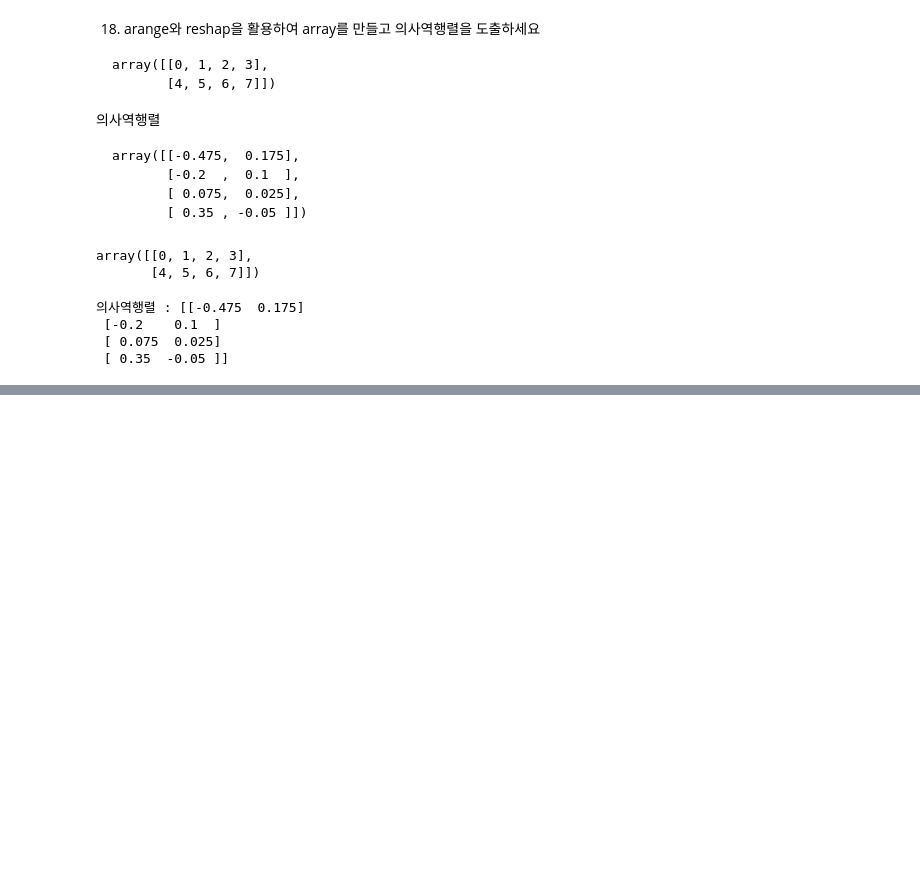
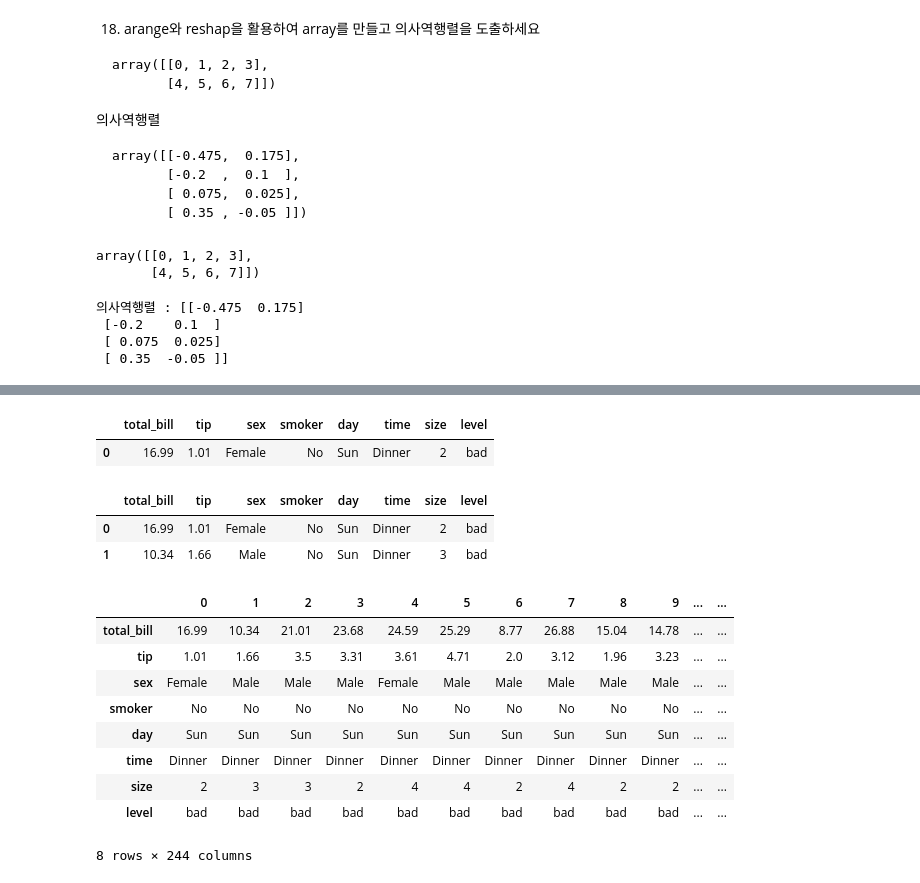
Before and after one commit to oh971021/python_study, a Jupyter notebook: lecture/8월 13일 Numpy/2장 넘파이 알아보기.ipynb, the cells around one changed output, grey strips where cells are left out. Drawn from its saved outputs; the diff is of its cells as text; code cells hidden in the pictures; blank space fills up the shorter version.

```diff
--- a/lecture/8월 13일 Numpy/2장 넘파이 알아보기.ipynb
+++ b/lecture/8월 13일 Numpy/2장 넘파이 알아보기.ipynb
@@ -2810,0 +3140,26 @@ print("의사역행렬 :",LA.pinv(g))
+# %%
+tips.iloc[:1]
+# %% [output]
+|  | total_bill | tip | sex | smoker | day | time | size | level |
+| 0 | 16.99 | 1.01 | Female | No | Sun | Dinner | 2 | bad |
+# %%
+tips.loc[:1]
+# %% [output]
+|  | total_bill | tip | sex | smoker | day | time | size | level |
+| 0 | 16.99 | 1.01 | Female | No | Sun | Dinner | 2 | bad |
+| 1 | 10.34 | 1.66 | Male | No | Sun | Dinner | 3 | bad |
+# %%
+# 전치행렬 가능
+ # = row , columns 위치 바꿈
+tips.T
+# %% [output]
+|  | 0 | 1 | 2 | 3 | 4 | 5 | 6 | 7 | 8 | 9 | ... | ... |
+| total_bill | 16.99 | 10.34 | 21.01 | 23.68 | 24.59 | 25.29 | 8.77 | 26.88 | 15.04 | 14.78 | ... | ... |
+| tip | 1.01 | 1.66 | 3.5 | 3.31 | 3.61 | 4.71 | 2.0 | 3.12 | 1.96 | 3.23 | ... | ... |
+| sex | Female | Male | Male | Male | Female | Male | Male | Male | Male | Male | ... | ... |
+| smoker | No | No | No | No | No | No | No | No | No | No | ... | ... |
+| day | Sun | Sun | Sun | Sun | Sun | Sun | Sun | Sun | Sun | Sun | ... | ... |
+| time | Dinner | Dinner | Dinner | Dinner | Dinner | Dinner | Dinner | Dinner | Dinner | Dinner | ... | ... |
+| size | 2 | 3 | 3 | 2 | 4 | 4 | 2 | 4 | 2 | 2 | ... | ... |
+| level | bad | bad | bad | bad | bad | bad | bad | bad | bad | bad | ... | ... |
+8 rows × 244 columns
```
Also changed, not shown: parts of 38 cells of this notebook.
